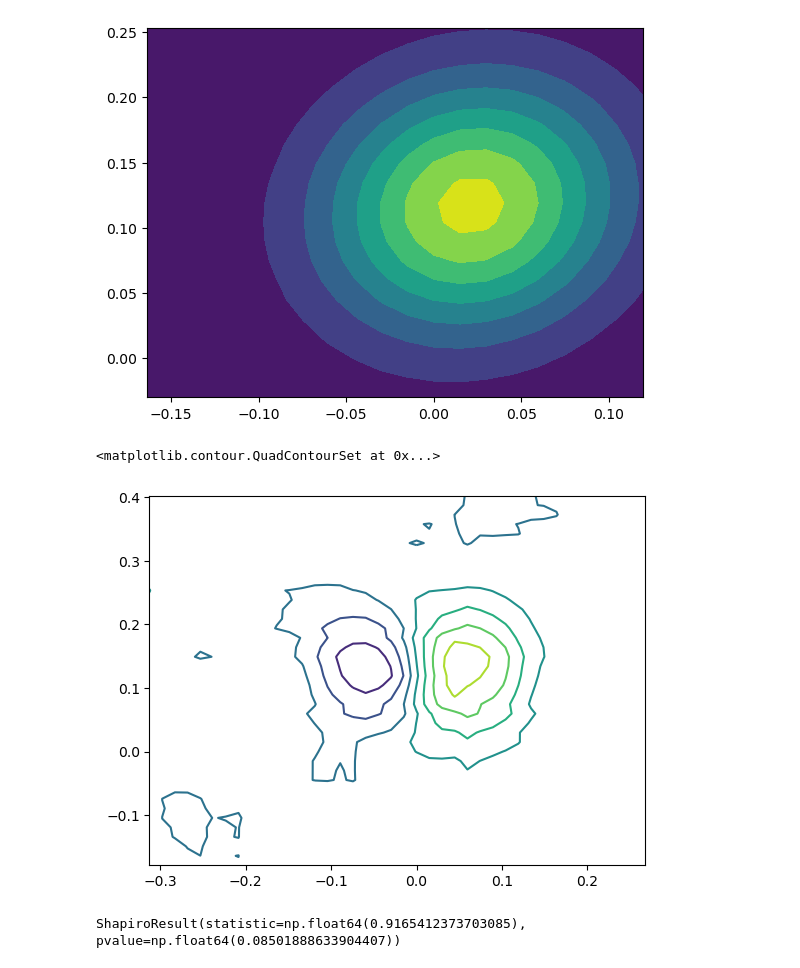
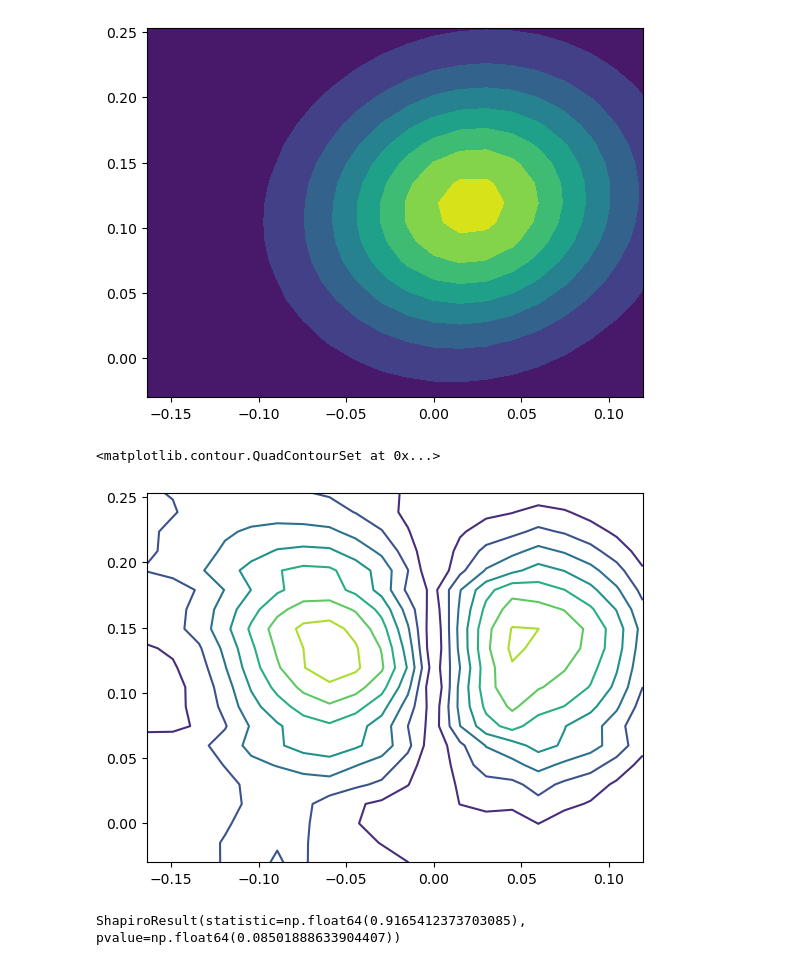
Before and after one commit to laureloneill/psf_source_localization, a Jupyter notebook: 2d_gauss_fit.ipynb, the cells around one changed output. Saved outputs shown, nothing was run; the diff lists cells and outputs as text; code cells hidden in the pictures.

```diff
--- a/2d_gauss_fit.ipynb
+++ b/2d_gauss_fit.ipynb
@@ -16,7 +16,9 @@ import pprint
 #data_path = Path("Z:\Astro_BlackCAT\BlackCAT_Calibration_Data\LC_Calibration_Data\y2024-12-09\BC001_Al_FF_243K_HORI_10_0\Analysis\imaging_analysis_20241213\image_reconstruction.fits.gz")
 #data_path = Path("Z:\Astro_BlackCAT\BlackCAT_Calibration_Data\LC_Calibration_Data\y2024-12-12\BC057_Ti_FF_233K_HORI_0_0\Analysis\imaging_analysis_20241213\image_reconstruction.fits.gz")
 #data_path = Path("Z:\Astro_BlackCAT\BlackCAT_Calibration_Data\LC_Calibration_Data\y2024-12-12\BC057_Ti_FF_233_HORI_0_0\Analysis\imaging_analysis_20241213\image_reconstruction.fits.gz")
-data_path = Path("Z:\Astro_BlackCAT\BlackCAT_Calibration_Data\LC_Calibration_Data\y2024-11-18\BC_Ti_EffArr_1_R04\Analysis\imaging_analysis_20241120\image_reconstruction.fits.gz")
+#data_path = Path("Z:\Astro_BlackCAT\BlackCAT_Calibration_Data\LC_Calibration_Data\y2024-11-18\BC_Ti_EffArr_1_R04\Analysis\imaging_analysis_20241120\image_reconstruction.fits.gz")
+data_path = Path(r"Z:\Astro_BlackCAT\BlackCAT_Calibration_Data\LC_Calibration_Data\y2024-12-09\BC001_Al_FF_243K_HORI_10_0\Analysis\imaging_analysis_20241213\image_reconstruction.fits.gz")
+
 d = fits.open(data_path) # open fits file
 
 data = d[0].data # data contents of the fits file
@@ -163,7 +165,7 @@ def fit_rotated_2d_gaussian(data, x=None, y=None, plot_result=False):
 
 
 
-fitted,cov,param_errors, fit_data= fit_rotated_2d_gaussian(windowed_data, -X, Y)
+fitted,cov,param_errors, fit_data= fit_rotated_2d_gaussian(windowed_data, -X, Y,True)
 
 # Print the fitted parameters
 print(f"Amplitude: {fitted.amplitude.value}")
@@ -207,10 +210,10 @@ dat = [win_0, test]
 [figure]
 # %%
 ((test[10,:]-windowed_data[10,:])**2).mean()
-plt.contour(X,Y,test-windowed_data)
+plt.contour(X,Y,np.abs(test-windowed_data))
 # %% [output]
 <matplotlib.contour.QuadContourSet at 0x...>
-[figure, old version]
+[figure, new version]
 # %%
 print(stats.shapiro(windowed_data[10,:]))
 # %% [output]
```
Also changed, not shown: parts of 5 cells of this notebook, 15 other files.
